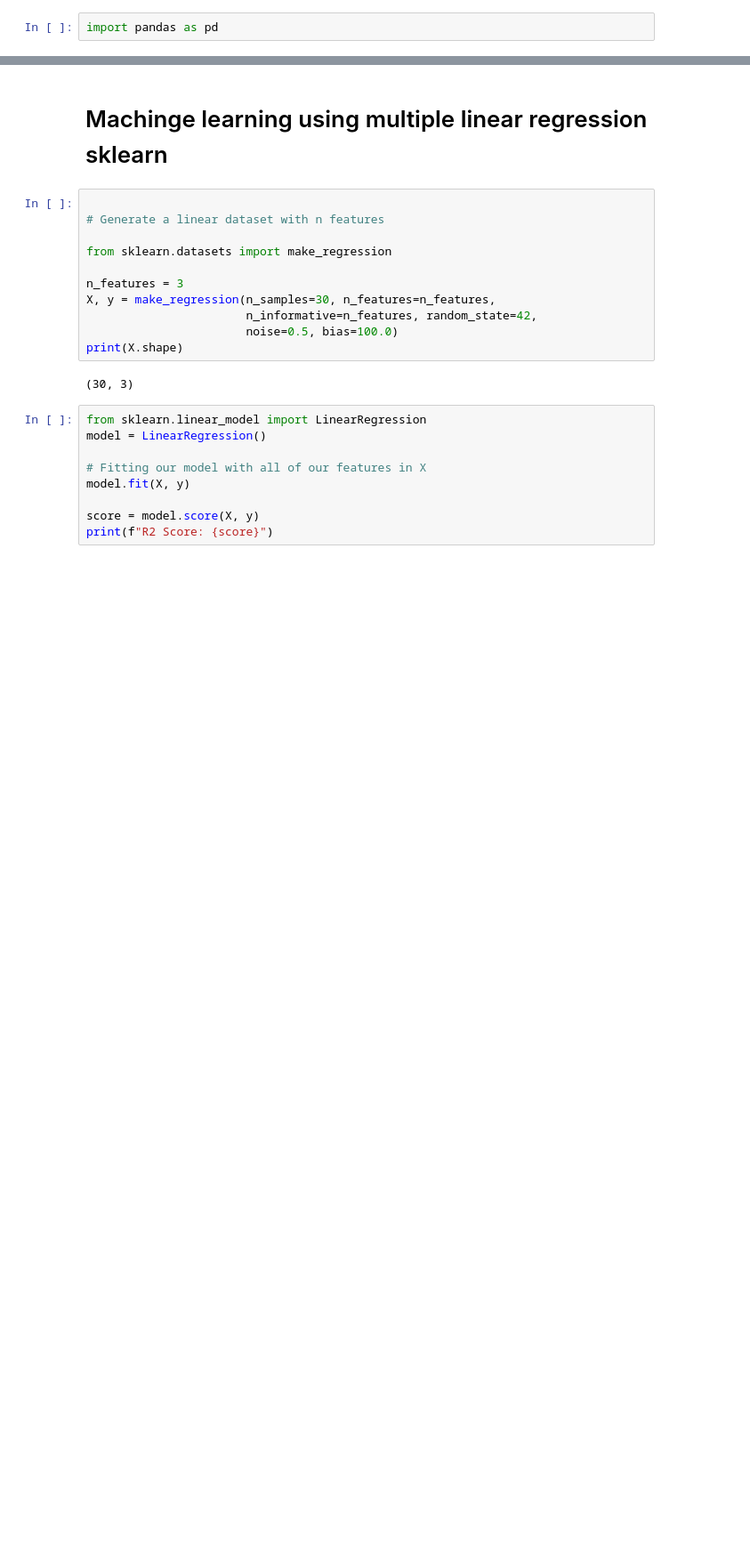
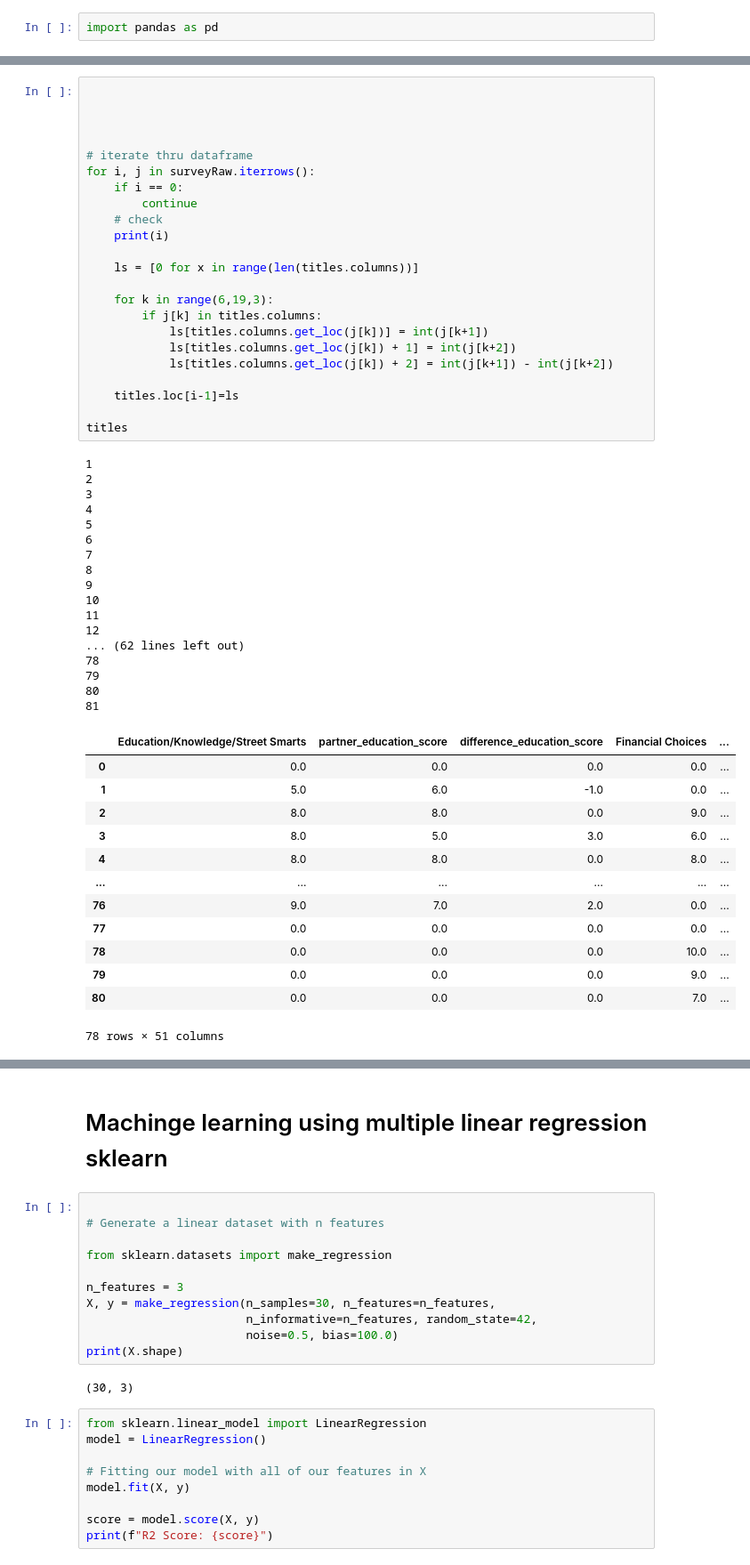
Before and after one commit to zoeycharif/theloveformula, a Jupyter notebook: survey_data.ipynb, the cells around one changed output, grey strips where cells are left out. Shown: that part at 89% size. Saved outputs shown, nothing was run; the diff lists cells and outputs as text; blank space fills up the shorter version.

```diff
--- a/survey_data.ipynb
+++ b/survey_data.ipynb
@@ -51,0 +34,54 @@ Honesty/Dependable/Reliable
+# %%
+
+
+
+
+# iterate thru dataframe
+for i, j in surveyRaw.iterrows():
+    if i == 0:
+        continue
+    # check
+    print(i)
+
+    ls = [0 for x in range(len(titles.columns))]
+
+    for k in range(6,19,3):
+        if j[k] in titles.columns:
+            ls[titles.columns.get_loc(j[k])] = int(j[k+1])
+            ls[titles.columns.get_loc(j[k]) + 1] = int(j[k+2])
+            ls[titles.columns.get_loc(j[k]) + 2] = int(j[k+1]) - int(j[k+2])
+
+    titles.loc[i-1]=ls
+
+titles
+# %% [output]
+1
+2
+3
+4
+5
+6
+7
+8
+9
+10
+11
+12
+... (62 lines left out)
+78
+79
+80
+81
+|  | Education/Knowledge/Street Smarts | partner_education_score | difference_education_score | Financial Choices | ... |
+| 0 | 0.0 | 0.0 | 0.0 | 0.0 | ... |
+| 1 | 5.0 | 6.0 | -1.0 | 0.0 | ... |
+| 2 | 8.0 | 8.0 | 0.0 | 9.0 | ... |
+| 3 | 8.0 | 5.0 | 3.0 | 6.0 | ... |
+| 4 | 8.0 | 8.0 | 0.0 | 8.0 | ... |
+| ... | ... | ... | ... | ... | ... |
+| 76 | 9.0 | 7.0 | 2.0 | 0.0 | ... |
+| 77 | 0.0 | 0.0 | 0.0 | 0.0 | ... |
+| 78 | 0.0 | 0.0 | 0.0 | 10.0 | ... |
+| 79 | 0.0 | 0.0 | 0.0 | 9.0 | ... |
+| 80 | 0.0 | 0.0 | 0.0 | 7.0 | ... |
+78 rows × 51 columns
```
Also changed, not shown: parts of 6 cells of this notebook.
